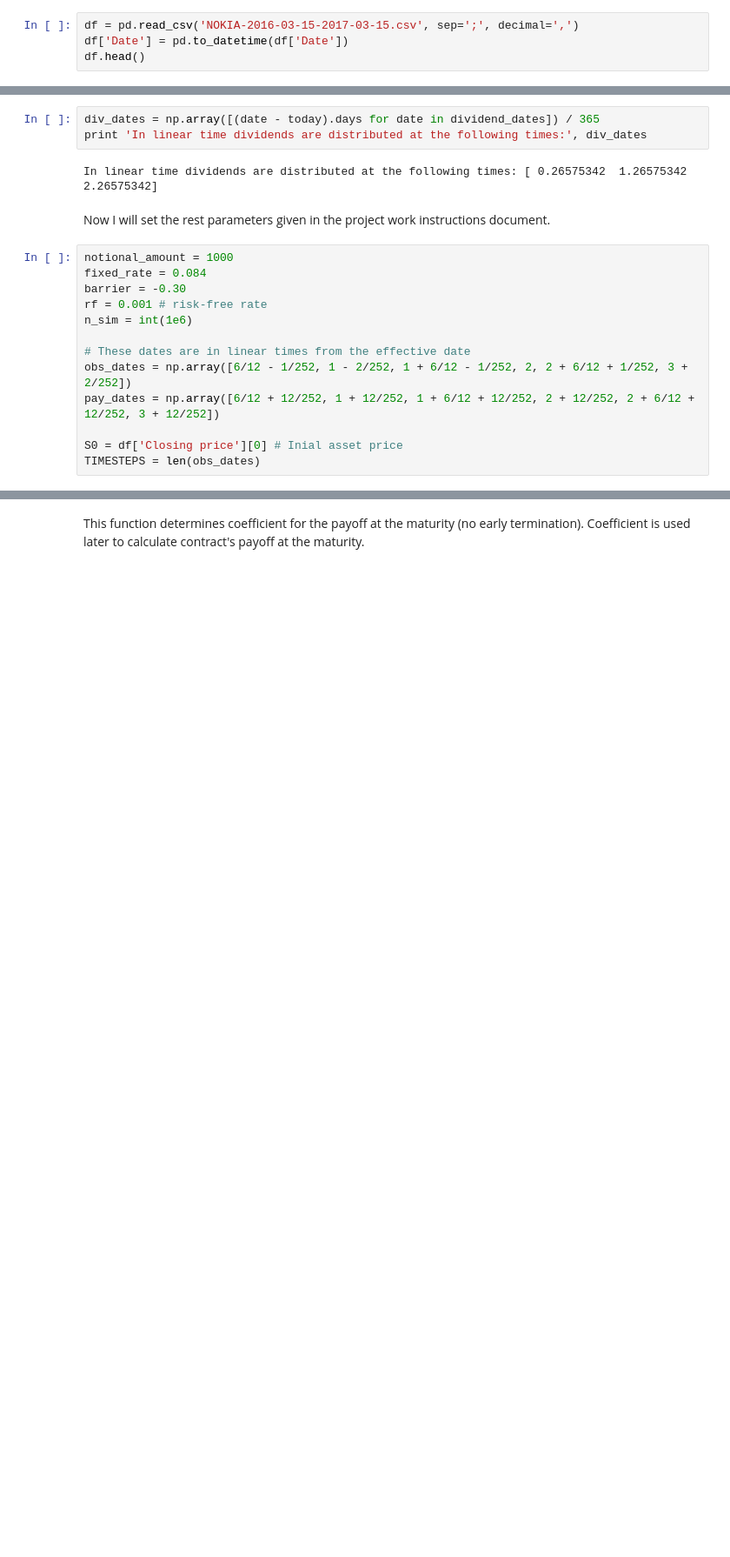
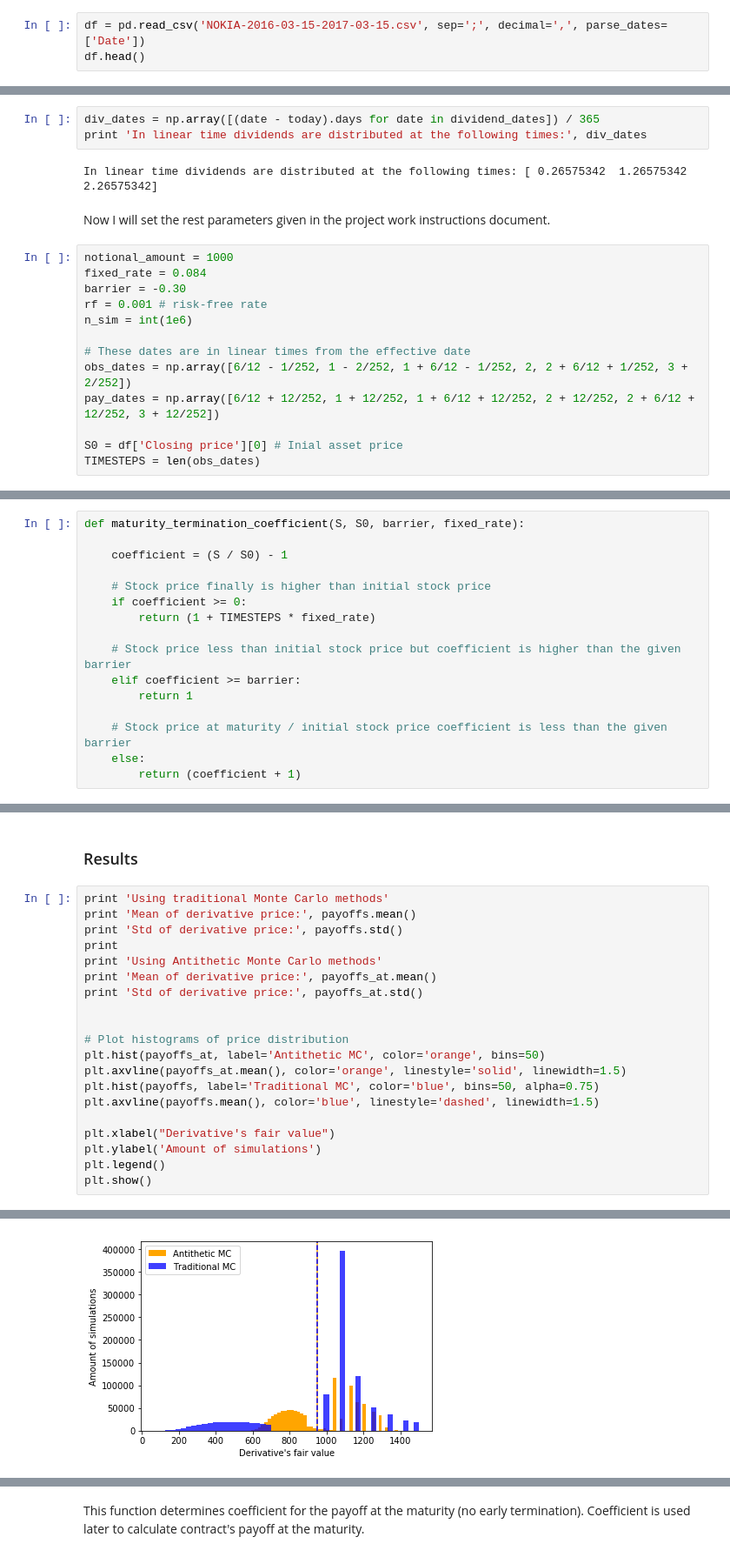
Before and after one commit to jrajamaki/antithetic_mc, a Jupyter notebook: projectwork.ipynb, the cells around one changed output, grey strips where cells are left out. Shown: that part at 87% size. Cells and saved outputs as stored; diff of their text form; blank space fills up the shorter version.

```diff
--- a/projectwork.ipynb
+++ b/projectwork.ipynb
@@ -35,7 +53,6 @@ Most of the general parameters are already given, only asset specific parameters
 I'll load the Nokia stock information from Nasdaq OMX homepage to estimate volatility. The file is already downloaded to the working directory and the name is 'NOKIA-2016-03-15-2017-03-15.csv'.
 # %%
-df = pd.read_csv('NOKIA-2016-03-15-2017-03-15.csv', sep=';', decimal=',')
-df['Date'] = pd.to_datetime(df['Date'])
+df = pd.read_csv('NOKIA-2016-03-15-2017-03-15.csv', sep=';', decimal=',', parse_dates=['Date'])
 df.head()
 # %% [output]
 |  | Date | Bid | Ask | Opening price | High price | Low price | Closing price | Average price | ... |
@@ -130,0 +153,16 @@ TIMESTEPS = len(obs_dates)
+# %%
+def maturity_termination_coefficient(S, S0, barrier, fixed_rate):
+
+    coefficient = (S / S0) - 1
+
+    # Stock price finally is higher than initial stock price
+    if coefficient >= 0:
+        return (1 + TIMESTEPS * fixed_rate)
+
+    # Stock price less than initial stock price but coefficient is higher than the given barrier
+    elif coefficient >= barrier:
+        return 1
+
+    # Stock price at maturity / initial stock price coefficient is less than the given barrier
+    else:
+        return (coefficient + 1)
@@ -130,0 +252,23 @@ TIMESTEPS = len(obs_dates)
+# %% [markdown]
+### Results
+# %%
+print 'Using traditional Monte Carlo methods'
+print 'Mean of derivative price:', payoffs.mean()
+print 'Std of derivative price:', payoffs.std()
+print
+print 'Using Antithetic Monte Carlo methods'
+print 'Mean of derivative price:', payoffs_at.mean()
+print 'Std of derivative price:', payoffs_at.std()
+
+
+# Plot histograms of price distribution
+plt.hist(payoffs_at, label='Antithetic MC', color='orange', bins=50)
+plt.axvline(payoffs_at.mean(), color='orange', linestyle='solid', linewidth=1.5)
+plt.hist(payoffs, label='Traditional MC', color='blue', bins=50, alpha=0.75)
+plt.axvline(payoffs.mean(), color='blue', linestyle='dashed', linewidth=1.5)
+
+plt.xlabel("Derivative's fair value")
+plt.ylabel('Amount of simulations')
+plt.legend()
+plt.show()
+# %% [output]
@@ -130,0 +282 @@ TIMESTEPS = len(obs_dates)
+[figure, added]
```
Also changed, not shown: parts of 32 cells of this notebook.
